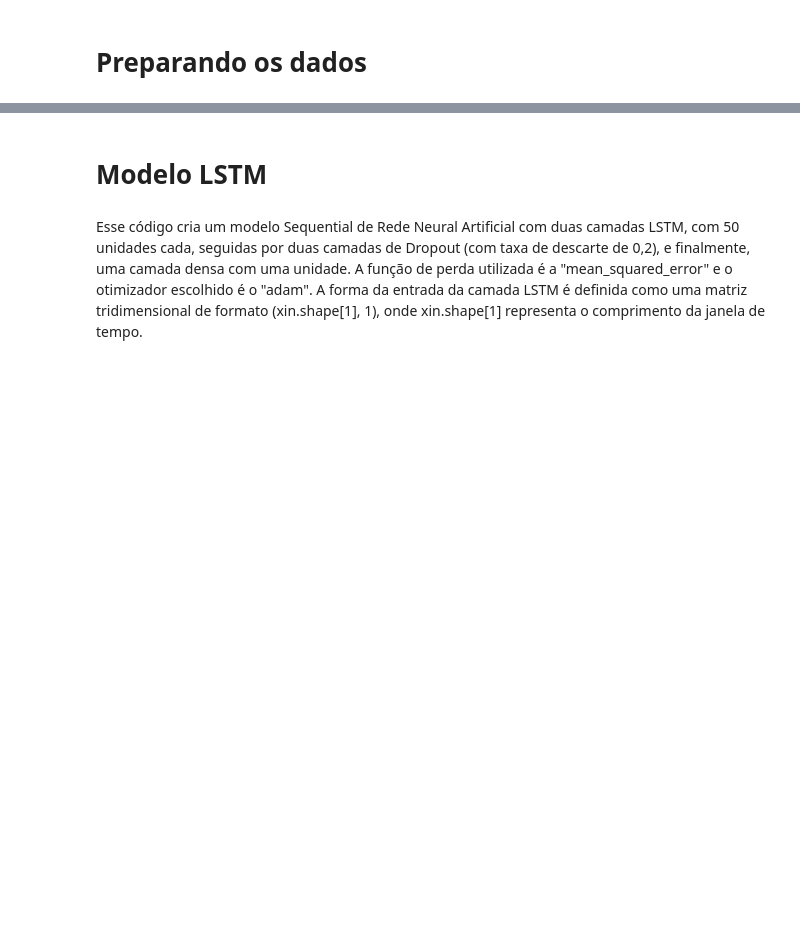
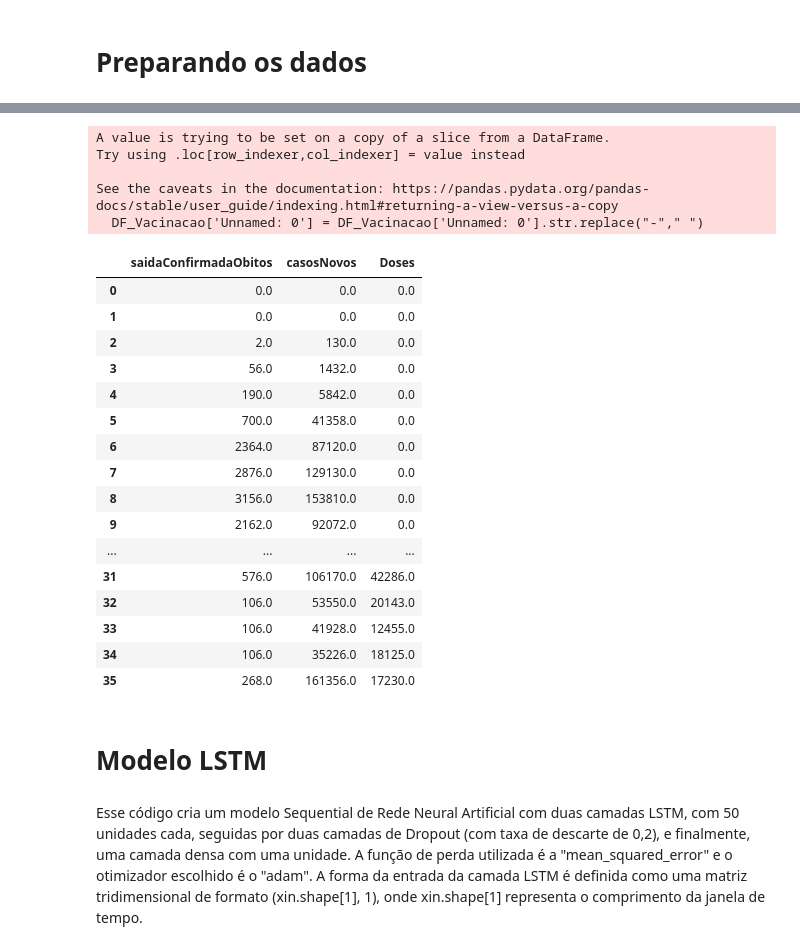
Before and after one commit to laysfreitas/Covid_Dados, a Jupyter notebook: LSTM_Covid_Data_Obitos.ipynb, the cells around one changed output, grey strips where cells are left out. Saved outputs shown, nothing was run; the diff lists cells and outputs as text; code cells hidden in the pictures; blank space fills up the shorter version.

```diff
--- a/LSTM_Covid_Data_Obitos.ipynb
+++ b/LSTM_Covid_Data_Obitos.ipynb
@@ -112,3 +55,43 @@ X = (X - np.min(X)) / (np.max(X) - np.min(X))
+# %%
+DF_Vacinacao['Unnamed: 0'] = DF_Vacinacao['Unnamed: 0'].str.replace("-"," ")
+# %% [output]
+A value is trying to be set on a copy of a slice from a DataFrame.
+Try using .loc[row_indexer,col_indexer] = value instead
+
+See the caveats in the documentation: https://pandas.pydata.org/pandas-docs/stable/user_guide/indexing.html#returning-a-view-versus-a-copy
+  DF_Vacinacao['Unnamed: 0'] = DF_Vacinacao['Unnamed: 0'].str.replace("-"," ")
+# %%
+DF_Vacinacao_2020 = pd.DataFrame({'Unnamed: 0': ['Janeiro 2020', 'Fevereiro 2020', 'Março 2020', 'Abril 2020','Maio 2020','Junho 2020','Julho 2020','Agosto 2020','Setembro 2020','Outubro 2020','Novembro 2020','Dezembro 2020'],
+                                     '1ª Dose': [0,0,0,0,0,0,0,0,0,0,0,0],
+                                     '2ª Dose': [0,0,0,0,0,0,0,0,0,0,0,0],
+                                     'Reforço': [0,0,0,0,0,0,0,0,0,0,0,0],
+                                     'Doses': [0,0,0,0,0,0,0,0,0,0,0,0]})
+# %%
+DF_Vac = pd.concat([DF_Vacinacao_2020, DF_Vacinacao])
+# %%
+DF_TOTAL = pd.merge(DF, DF_Vac, how = 'inner', on = 'Unnamed: 0')
+DF_TOTAL.rename(columns={'Unnamed: 0': 'Data'}, inplace = True)
+DF_TOTAL = DF_TOTAL.iloc[:,[1,2,6]]
+# %%
+DF_TOTAL
+# %% [output]
+|  | saidaConfirmadaObitos | casosNovos | Doses |
+| 0 | 0.0 | 0.0 | 0.0 |
+| 1 | 0.0 | 0.0 | 0.0 |
+| 2 | 2.0 | 130.0 | 0.0 |
+| 3 | 56.0 | 1432.0 | 0.0 |
+| 4 | 190.0 | 5842.0 | 0.0 |
+| 5 | 700.0 | 41358.0 | 0.0 |
+| 6 | 2364.0 | 87120.0 | 0.0 |
+| 7 | 2876.0 | 129130.0 | 0.0 |
+| 8 | 3156.0 | 153810.0 | 0.0 |
+| 9 | 2162.0 | 92072.0 | 0.0 |
+| ... | ... | ... | ... |
+| 31 | 576.0 | 106170.0 | 42286.0 |
+| 32 | 106.0 | 53550.0 | 20143.0 |
+| 33 | 106.0 | 41928.0 | 12455.0 |
+| 34 | 106.0 | 35226.0 | 18125.0 |
+| 35 | 268.0 | 161356.0 | 17230.0 |
 # %% [markdown]
 # **Modelo LSTM**
 # %%
```
Also changed, not shown: parts of 17 cells of this notebook.
